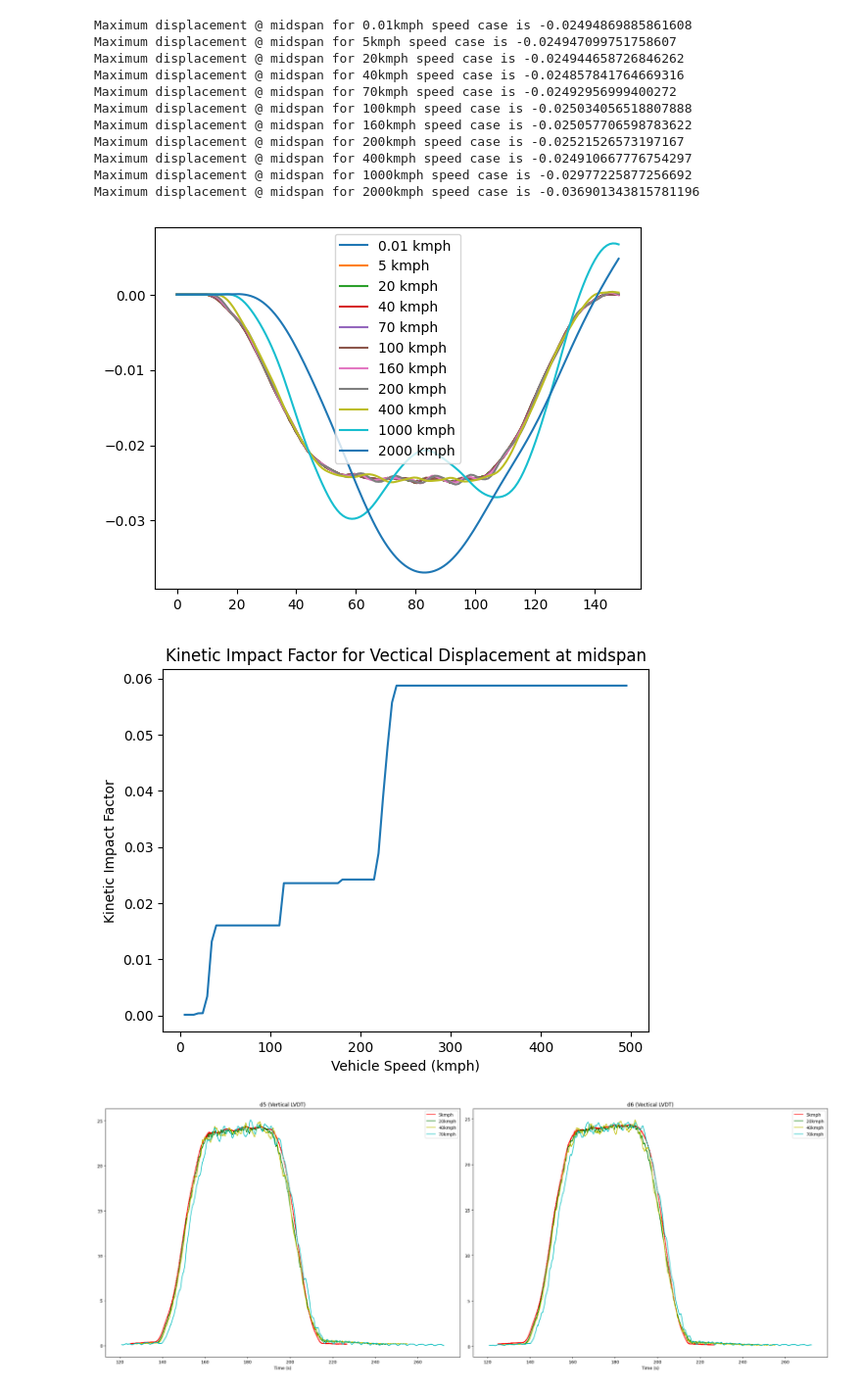
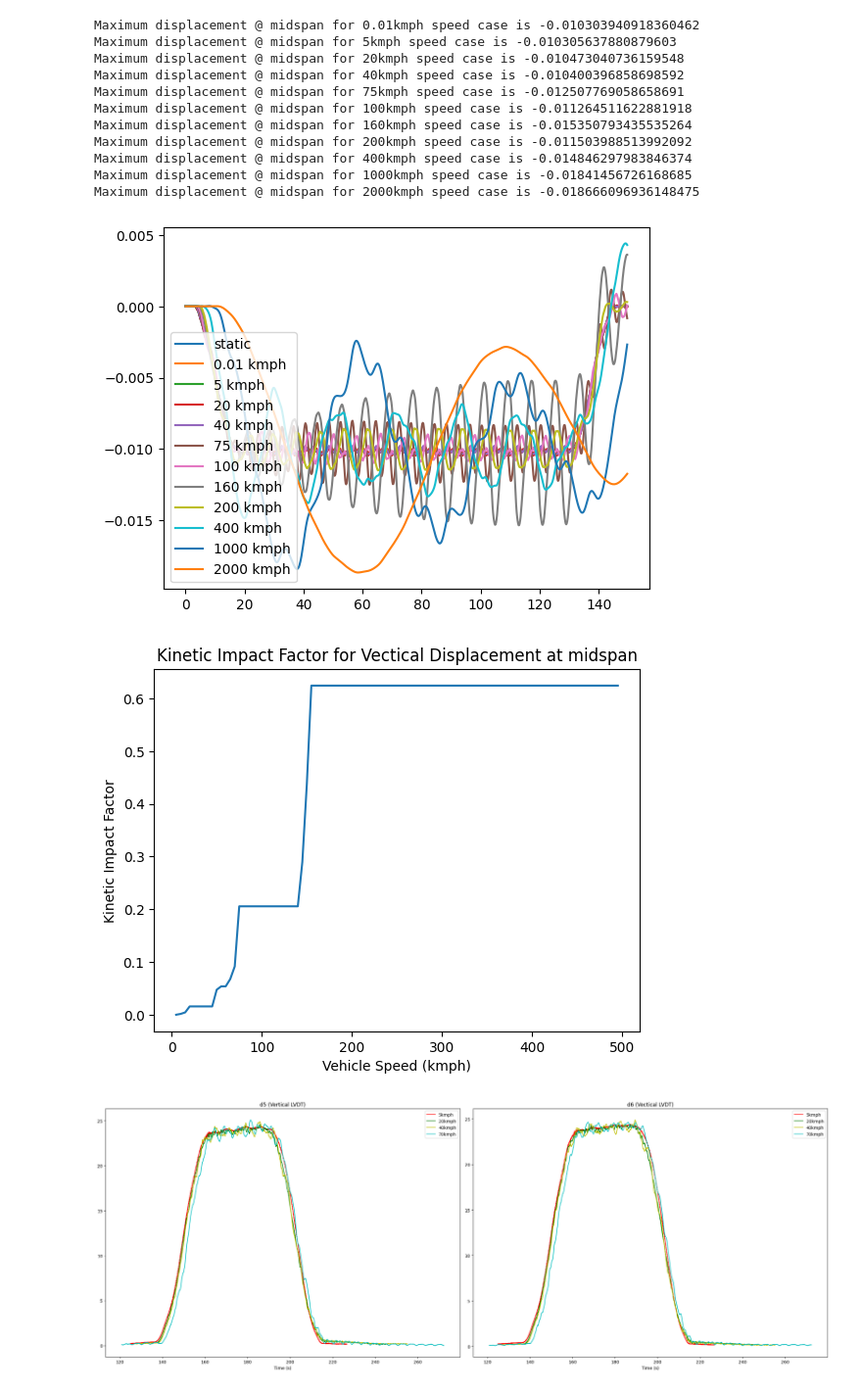
Before and after one commit to aryanraj/Civ3d, a Jupyter notebook: Examples/RDSO45mTrussTimeHistory/TimeHistoryAnalysis.ipynb, the cells around one changed output. Shown at 98% size. Saved outputs shown, nothing was run; the diff lists cells and outputs as text; code cells hidden in the pictures.

```diff
--- a/Examples/RDSO45mTrussTimeHistory/TimeHistoryAnalysis.ipynb
+++ b/Examples/RDSO45mTrussTimeHistory/TimeHistoryAnalysis.ipynb
@@ -1,7 +1,7 @@
 # %%
 # Initializing Model and First Analysis Run
 import os
-nLoadCases = 150
+nLoadCases = 900
 os.environ["MAX_LOADCASE"] = str(nLoadCases)
 
 from scipy import sparse as sp
@@ -30,0 +32,13 @@ plt.plot(ImbalancedActionVectorFromFile[[structure.stringers[0].nodes[0].DOF[2].
+# %%
+# Eigen Value Analysis of the model
+import numpy as np
+import matplotlib.pyplot as plt
+
+nModes = 300
+eigenValues, eigenVectors, effectiveMass, massParticipationFactor = DOFClass.eig(nModes)
+dampingRatios = np.ones((nModes,), np.float64) * 0.02
+T = 2*np.pi/eigenValues**0.5
+print(f"Eigenvalue Analysis Results with Full Fixity")
+print("No.\tTime\tFreq.:\tDX\tDY\tDZ\tRX\tRY\tRz")
+for i, (_T,_MP) in enumerate(zip(T, massParticipationFactor*100)):
+  print(f"{i+1}\t{_T:.3f}\t{1/_T:.2f}:\t"+''.join([f"{_:.2f}\t" for _ in _MP]))
@@ -31,49 +64,43 @@ plt.plot(ImbalancedActionVectorFromFile[[structure.stringers[0].nodes[0].DOF[2].
 # %%
-import numpy as np
-import matplotlib.pyplot as plt
-
-nModes = 50
-eigenValues, eigenVectors, effectiveMass, massParticipationFactor = DOFClass.eig(nModes)
-dampingRatios = np.ones((nModes,), np.float64) * 0.1
-
+# Moving Load Analysis
 DOFClass.ImbalancedActionVector = ImbalancedActionVectorFromFile.copy()
 
 def performTimeHistoryAnalysis(speed_kmph):
   speed_mps = speed_kmph/3.6
   dt = 150/speed_mps/nLoadCases
   timeHistoryDisplacementVector, timeHistoryVelocityVector, timeHistoryAccelerationVector = DOFClass.analyseTimeHistory(dt, eigenValues, eigenVectors, dampingRatios)
   midSpanMaxDisplacement = np.min(timeHistoryDisplacementVector[structure.truss1.node_by_name("L4").DOF[2].id,:])
   print(f"Maximum displacement @ midspan for {speed_kmph}kmph speed case is {midSpanMaxDisplacement}")
   plt.plot(x, timeHistoryDisplacementVector[structure.truss1.node_by_name("L4").DOF[2].id,:], label=f"{speed_kmph} kmph")
 
 x = np.arange(nLoadCases)/nLoadCases*(150*nLoadCases/(nLoadCases+1))
-# plt.plot(x, staticDisplacementVector[structure.truss1.node_by_name("L4").DOF[2].id,:], label=f"static")
+plt.plot(x, staticDisplacementVector[structure.truss1.node_by_name("L4").DOF[2].id,:], label=f"static")
 performTimeHistoryAnalysis(0.01)
 performTimeHistoryAnalysis(5)
 performTimeHistoryAnalysis(20)
 performTimeHistoryAnalysis(40)
-performTimeHistoryAnalysis(70)
+performTimeHistoryAnalysis(75)
 performTimeHistoryAnalysis(100)
 performTimeHistoryAnalysis(160)
 performTimeHistoryAnalysis(200)
 performTimeHistoryAnalysis(400)
 performTimeHistoryAnalysis(1000)
 performTimeHistoryAnalysis(2000)
 plt.legend()
 plt.show()
 # %% [output]
-Maximum displacement @ midspan for 0.01kmph speed case is -0.02494869885861608
-Maximum displacement @ midspan for 5kmph speed case is -0.024947099751758607
-Maximum displacement @ midspan for 20kmph speed case is -0.024944658726846262
-Maximum displacement @ midspan for 40kmph speed case is -0.024857841764669316
-Maximum displacement @ midspan for 70kmph speed case is -0.02492956999400272
-Maximum displacement @ midspan for 100kmph speed case is -0.025034056518807888
-Maximum displacement @ midspan for 160kmph speed case is -0.025057706598783622
-Maximum displacement @ midspan for 200kmph speed case is -0.02521526573197167
-Maximum displacement @ midspan for 400kmph speed case is -0.024910667776754297
-Maximum displacement @ midspan for 1000kmph speed case is -0.02977225877256692
-Maximum displacement @ midspan for 2000kmph speed case is -0.036901343815781196
+Maximum displacement @ midspan for 0.01kmph speed case is -0.010303940918360462
+Maximum displacement @ midspan for 5kmph speed case is -0.010305637880879603
+Maximum displacement @ midspan for 20kmph speed case is -0.010473040736159548
+Maximum displacement @ midspan for 40kmph speed case is -0.010400396858698592
+Maximum displacement @ midspan for 75kmph speed case is -0.012507769058658691
+Maximum displacement @ midspan for 100kmph speed case is -0.011264511622881918
+Maximum displacement @ midspan for 160kmph speed case is -0.015350793435535264
+Maximum displacement @ midspan for 200kmph speed case is -0.011503988513992092
+Maximum displacement @ midspan for 400kmph speed case is -0.014846297983846374
+Maximum displacement @ midspan for 1000kmph speed case is -0.01841456726168685
+Maximum displacement @ midspan for 2000kmph speed case is -0.018666096936148475
-[figure, old version]
+[figure, new version]
 # %%
 import numpy as np
 import matplotlib.pyplot as plt
@@ -106,7 +133,7 @@ plt.ylabel("Kinetic Impact Factor")
 plt.xlabel("Vehicle Speed (kmph)")
 plt.show()
 # %% [output]
-[figure, old version]
+[figure, new version]
 # %%
 # Live Load Results from Sensor Data
 import pandas as pd
```
Also changed, not shown: parts of 3 cells of this notebook, 1 other file.
